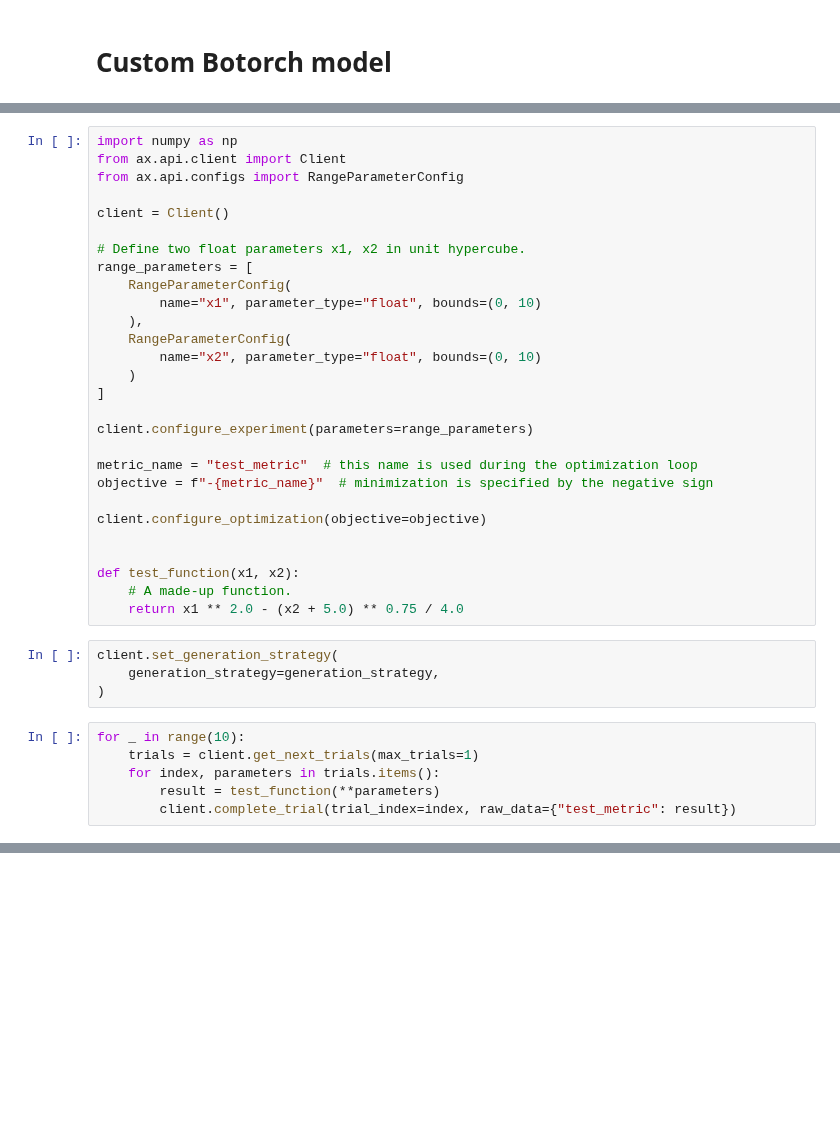
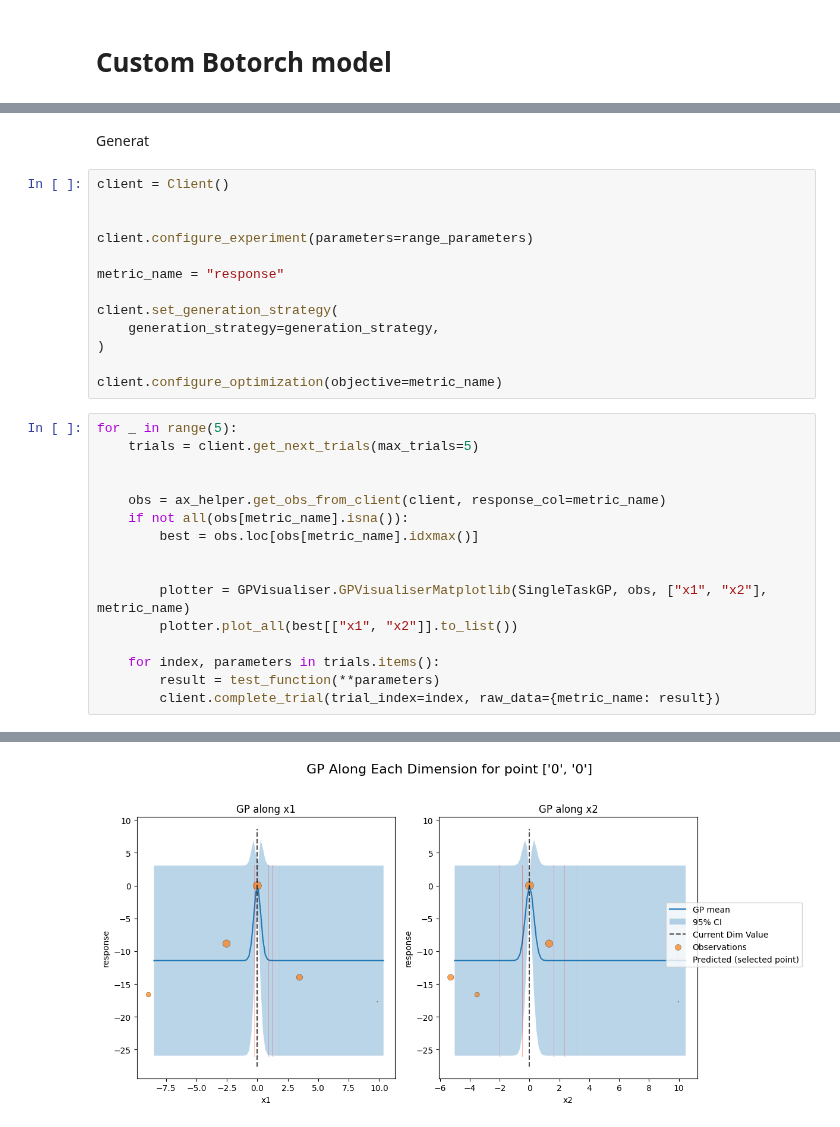
Before and after one commit to Sauciu1/BO-Coli, a Jupyter notebook: notebooks/batch_bayesian_test.ipynb, the cells around one changed output, grey strips where cells are left out. Cells and saved outputs as stored; diff of their text form; blank space fills up the shorter version.

```diff
--- a/notebooks/batch_bayesian_test.ipynb
+++ b/notebooks/batch_bayesian_test.ipynb
@@ -341,39 +373,32 @@ GenerationStrategy(name='Center+Sobol+BoTorch w/ Model Selection', nodes=[Center
+# %% [markdown]
+Generat
 # %%
-import numpy as np
-from ax.api.client import Client
-from ax.api.configs import RangeParameterConfig
-
 client = Client()
 
-# Define two float parameters x1, x2 in unit hypercube.
-range_parameters = [
-    RangeParameterConfig(
-        name="x1", parameter_type="float", bounds=(0, 10)
-    ),
-    RangeParameterConfig(
-        name="x2", parameter_type="float", bounds=(0, 10)
-    )
-]
 
 client.configure_experiment(parameters=range_parameters)
 
-metric_name = "test_metric"  # this name is used during the optimization loop
-objective = f"-{metric_name}"  # minimization is specified by the negative sign
+metric_name = "response"
 
-client.configure_optimization(objective=objective)
+client.set_generation_strategy(
+    generation_strategy=generation_strategy,
+)
 
-
-def test_function(x1, x2):
-    # A made-up function.
-    return x1 ** 2.0 - (x2 + 5.0) ** 0.75 / 4.0
+client.configure_optimization(objective=metric_name)
-# %%
-client.set_generation_strategy(
-    generation_strategy=generation_strategy,
-)
 # %%
-for _ in range(10):
-    trials = client.get_next_trials(max_trials=1)
+for _ in range(5):
+    trials = client.get_next_trials(max_trials=5)
+
+
+    obs = ax_helper.get_obs_from_client(client, response_col=metric_name)
+    if not all(obs[metric_name].isna()):
+        best = obs.loc[obs[metric_name].idxmax()]
+
+
+        plotter = GPVisualiser.GPVisualiserMatplotlib(SingleTaskGP, obs, ["x1", "x2"], metric_name)
+        plotter.plot_all(best[["x1", "x2"]].to_list())
+
     for index, parameters in trials.items():
         result = test_function(**parameters)
-        client.complete_trial(trial_index=index, raw_data={"test_metric": result})
+        client.complete_trial(trial_index=index, raw_data={metric_name: result})
 # %% [output]
@@ -396,0 +422 @@ A not p.d., added jitter of 1.0e-08 to the diagonal
+[figure, added]
```
Also changed, not shown: parts of 18 cells of this notebook, 3 other files.
